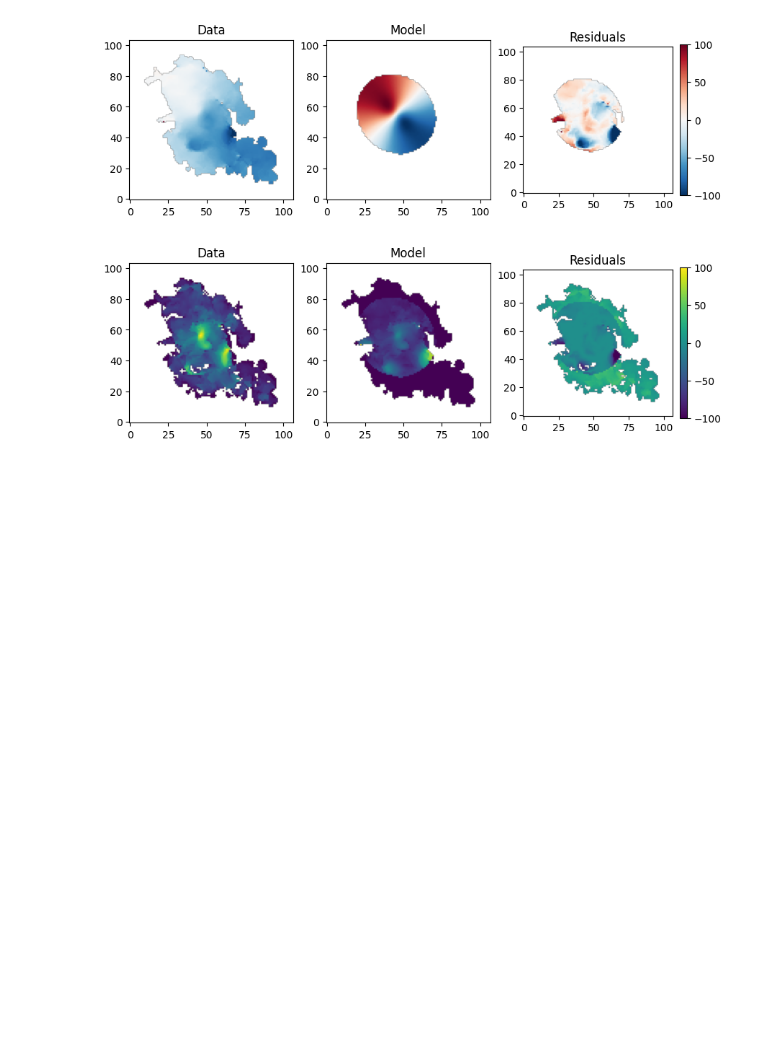
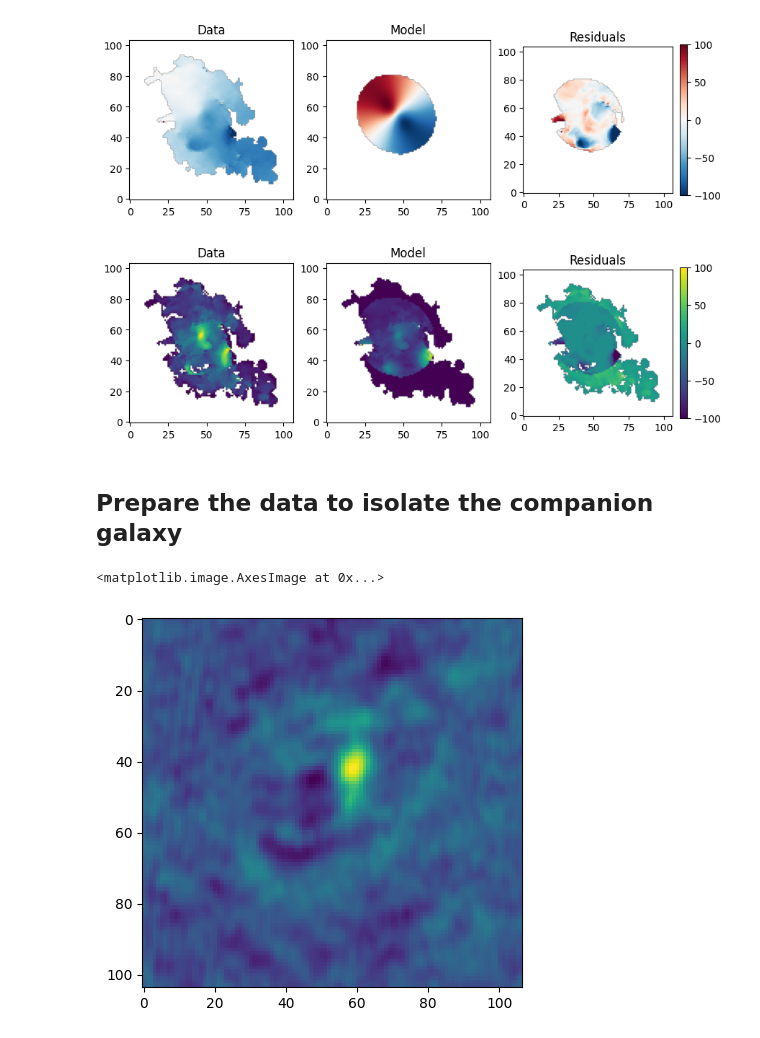
Before and after one commit to AnyelTars/Arp86-Galaxy-System, a Jupyter notebook: NGC7753/moment_maps-ngc7753.ipynb, the cells around one changed output. Drawn from its saved outputs; the diff is of its cells as text; code cells hidden in the pictures; blank space fills up the shorter version.

```diff
--- a/NGC7753/moment_maps-ngc7753.ipynb
+++ b/NGC7753/moment_maps-ngc7753.ipynb
@@ -257,9 +257,7 @@ plt.show()
 # %%
 file_model = "/output/SoFiA_J234703.61+292835.6/SoFiA_J234703.61+292835.6mod_azim.fits"
 # %%
-hdul_model = fits.open(directory + file_model)
-header_model = hdul_model[0].header
-data_model = hdul_model[0].data
+header_model, data_model = read_fits_cube(directory + file_model)
 # %% [markdown]
 ***Moment 0 map with BBarolo Model***
 # %%
@@ -320,3 +320,15 @@ for ax in axs:
     ax.invert_yaxis()
 # %% [output]
 [figure]
+# %% [markdown]
+## Prepare the data to isolate the companion galaxy
+# %%
+data_new_galaxy = data_cube - data_model
+# %%
+mom0_dat_new = np.nansum(data_new_galaxy,axis=0)*abs(header_model['CDELT3'])/1000
+# %%
+# quick inspection
+plt.imshow(mom0_dat_new)
+# %% [output]
+<matplotlib.image.AxesImage at 0x...>
+[figure, added]
```
Also changed, not shown: parts of 2 cells of this notebook.
